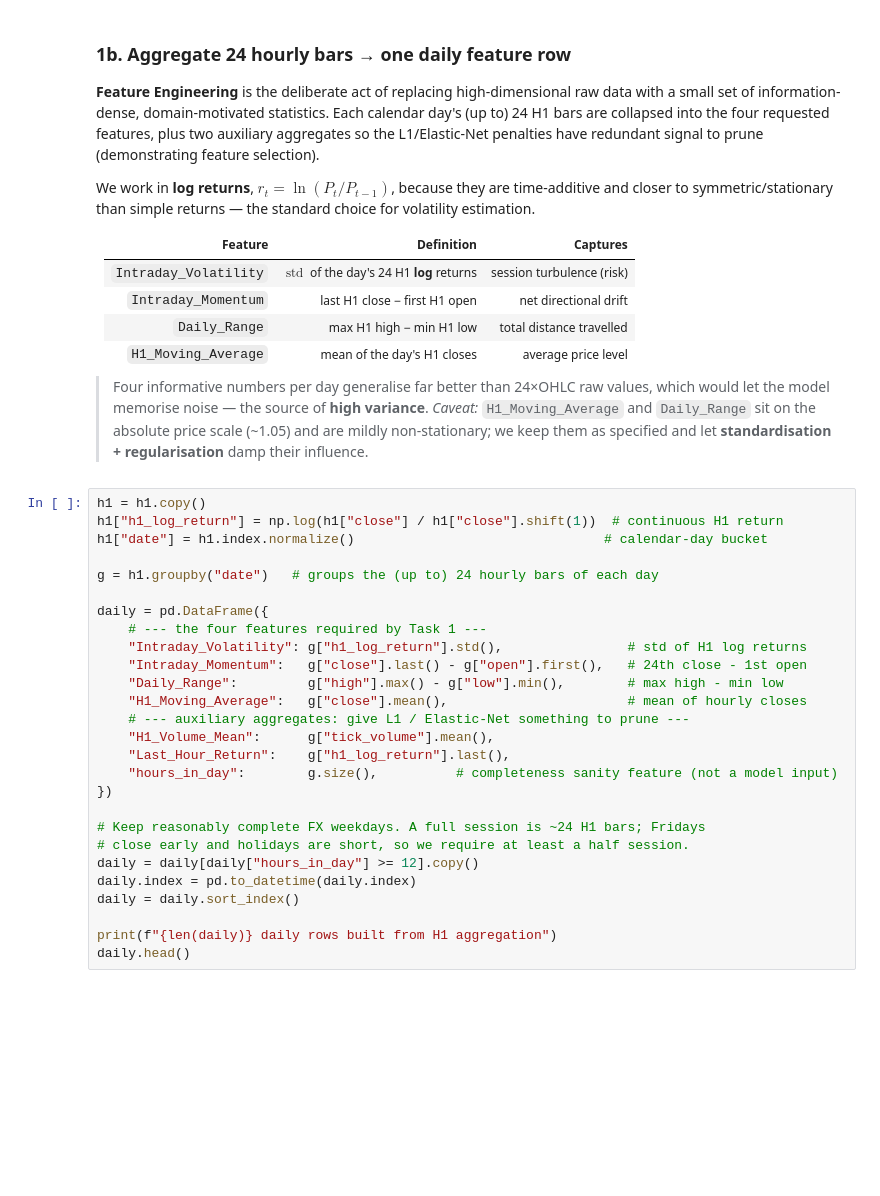
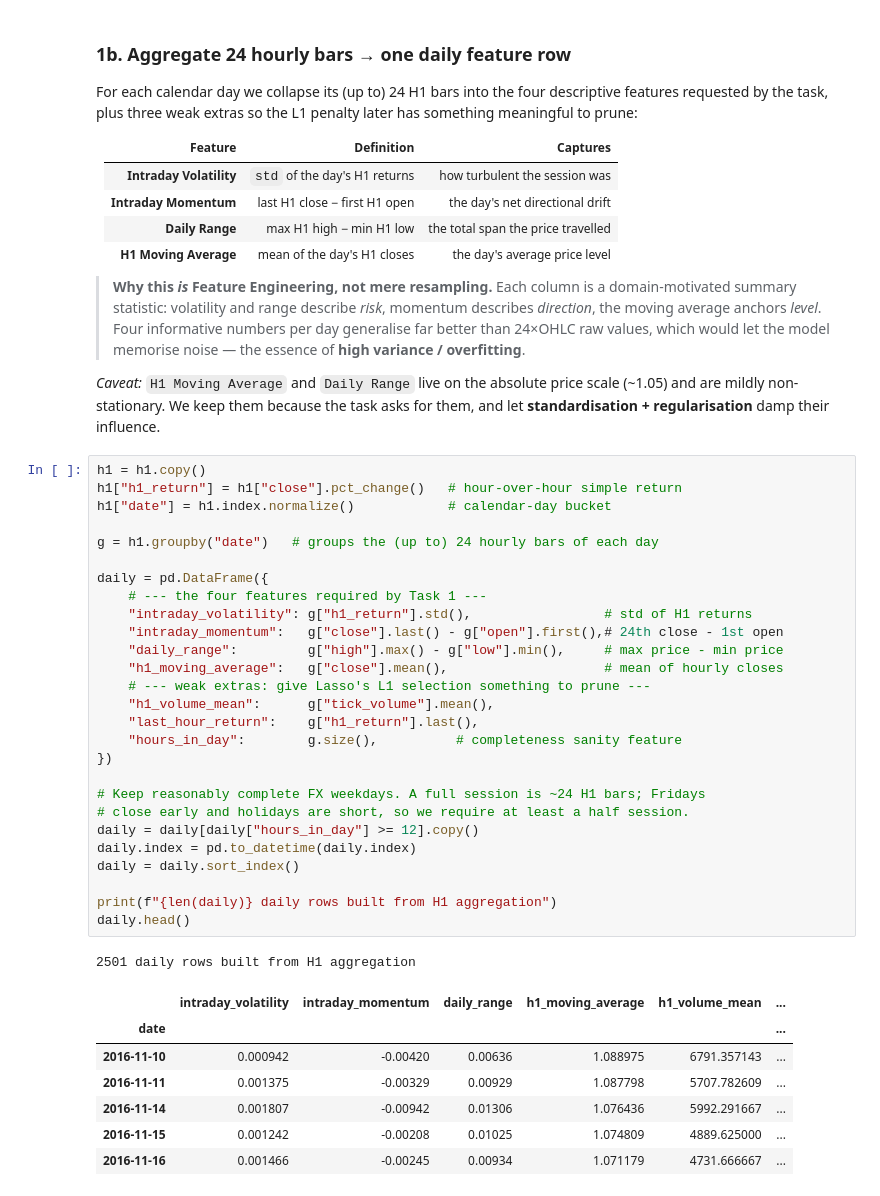
Before and after one commit to velizarMitov/EURUSD-prophet, a Jupyter notebook: notebooks/02_h1_intraday_regression.ipynb, the cells around one changed output. Drawn from its saved outputs; the diff is of its cells as text; blank space fills up the shorter version.

```diff
--- a/notebooks/02_h1_intraday_regression.ipynb
+++ b/notebooks/02_h1_intraday_regression.ipynb
@@ -107,53 +118,61 @@ h1.head()
 # %% [markdown]
 ### 1b. Aggregate 24 hourly bars → one daily feature row
 
-**Feature Engineering** is the deliberate act of replacing high-dimensional raw
-data with a small set of information-dense, domain-motivated statistics. Each
-calendar day's (up to) 24 H1 bars are collapsed into the four requested features,
-plus two auxiliary aggregates so the L1/Elastic-Net penalties have redundant
-signal to prune (demonstrating feature selection).
-
-We work in **log returns**, $r_t = \ln(P_t / P_{t-1})$, because they are
-time-additive and closer to symmetric/stationary than simple returns — the
-standard choice for volatility estimation.
+For each calendar day we collapse its (up to) 24 H1 bars into the four descriptive
+features requested by the task, plus three weak extras so the L1 penalty later has
+something meaningful to prune:
 
 | Feature | Definition | Captures |
 |---|---|---|
-| `Intraday_Volatility` | $\operatorname{std}$ of the day's 24 H1 **log** returns | session turbulence (risk) |
-| `Intraday_Momentum` | last H1 close − first H1 open | net directional drift |
-| `Daily_Range` | max H1 high − min H1 low | total distance travelled |
-| `H1_Moving_Average` | mean of the day's H1 closes | average price level |
+| **Intraday Volatility** | `std` of the day's H1 returns | how turbulent the session was |
+| **Intraday Momentum** | last H1 close − first H1 open | the day's net directional drift |
+| **Daily Range** | max H1 high − min H1 low | the total span the price travelled |
+| **H1 Moving Average** | mean of the day's H1 closes | the day's average price level |
 
-> Four informative numbers per day generalise far better than 24×OHLC raw values,
-> which would let the model memorise noise — the source of **high variance**.
-> *Caveat:* `H1_Moving_Average` and `Daily_Range` sit on the absolute price scale
-> (~1.05) and are mildly non-stationary; we keep them as specified and let
-> **standardisation + regularisation** damp their influence.
+> **Why this *is* Feature Engineering, not mere resampling.** Each column is a
+> domain-motivated summary statistic: volatility and range describe *risk*,
+> momentum describes *direction*, the moving average anchors *level*. Four
+> informative numbers per day generalise far better than 24×OHLC raw values,
+> which would let the model memorise noise — the essence of **high variance /
+> overfitting**.
+
+*Caveat:* `H1 Moving Average` and `Daily Range` live on the absolute price scale
+(~1.05) and are mildly non-stationary. We keep them because the task asks for
+them, and let **standardisation + regularisation** damp their influence.
 # %%
 h1 = h1.copy()
-h1["h1_log_return"] = np.log(h1["close"] / h1["close"].shift(1))  # continuous H1 return
-h1["date"] = h1.index.normalize()                                # calendar-day bucket
+h1["h1_return"] = h1["close"].pct_change()   # hour-over-hour simple return
+h1["date"] = h1.index.normalize()            # calendar-day bucket
 
 g = h1.groupby("date")   # groups the (up to) 24 hourly bars of each day
 
 daily = pd.DataFrame({
     # --- the four features required by Task 1 ---
-    "Intraday_Volatility": g["h1_log_return"].std(),                # std of H1 log returns
-    "Intraday_Momentum":   g["close"].last() - g["open"].first(),   # 24th close - 1st open
-    "Daily_Range":         g["high"].max() - g["low"].min(),        # max high - min low
-    "H1_Moving_Average":   g["close"].mean(),                       # mean of hourly closes
-    # --- auxiliary aggregates: give L1 / Elastic-Net something to prune ---
-    "H1_Volume_Mean":      g["tick_volume"].mean(),
-    "Last_Hour_Return":    g["h1_log_return"].last(),
-    "hours_in_day":        g.size(),          # completeness sanity feature (not a model input)
+    "intraday_volatility": g["h1_return"].std(),                 # std of H1 returns
+    "intraday_momentum":   g["close"].last() - g["open"].first(),# 24th close - 1st open
+    "daily_range":         g["high"].max() - g["low"].min(),     # max price - min price
+    "h1_moving_average":   g["close"].mean(),                    # mean of hourly closes
+    # --- weak extras: give Lasso's L1 selection something to prune ---
+    "h1_volume_mean":      g["tick_volume"].mean(),
+    "last_hour_return":    g["h1_return"].last(),
+    "hours_in_day":        g.size(),          # completeness sanity feature
 })
 
 # Keep reasonably complete FX weekdays. A full session is ~24 H1 bars; Fridays
 # close early and holidays are short, so we require at least a half session.
 daily = daily[daily["hours_in_day"] >= 12].copy()
 daily.index = pd.to_datetime(daily.index)
 daily = daily.sort_index()
 
 print(f"{len(daily)} daily rows built from H1 aggregation")
 daily.head()
+# %% [output]
+2501 daily rows built from H1 aggregation
+|  | intraday_volatility | intraday_momentum | daily_range | h1_moving_average | h1_volume_mean | ... |
+| date |  |  |  |  |  | ... |
+| 2016-11-10 | 0.000942 | -0.00420 | 0.00636 | 1.088975 | 6791.357143 | ... |
+| 2016-11-11 | 0.001375 | -0.00329 | 0.00929 | 1.087798 | 5707.782609 | ... |
+| 2016-11-14 | 0.001807 | -0.00942 | 0.01306 | 1.076436 | 5992.291667 | ... |
+| 2016-11-15 | 0.001242 | -0.00208 | 0.01025 | 1.074809 | 4889.625000 | ... |
+| 2016-11-16 | 0.001466 | -0.00245 | 0.00934 | 1.071179 | 4731.666667 | ... |
 # %% [markdown]
```
Also changed, not shown: parts of 17 cells of this notebook, 17 other files.
